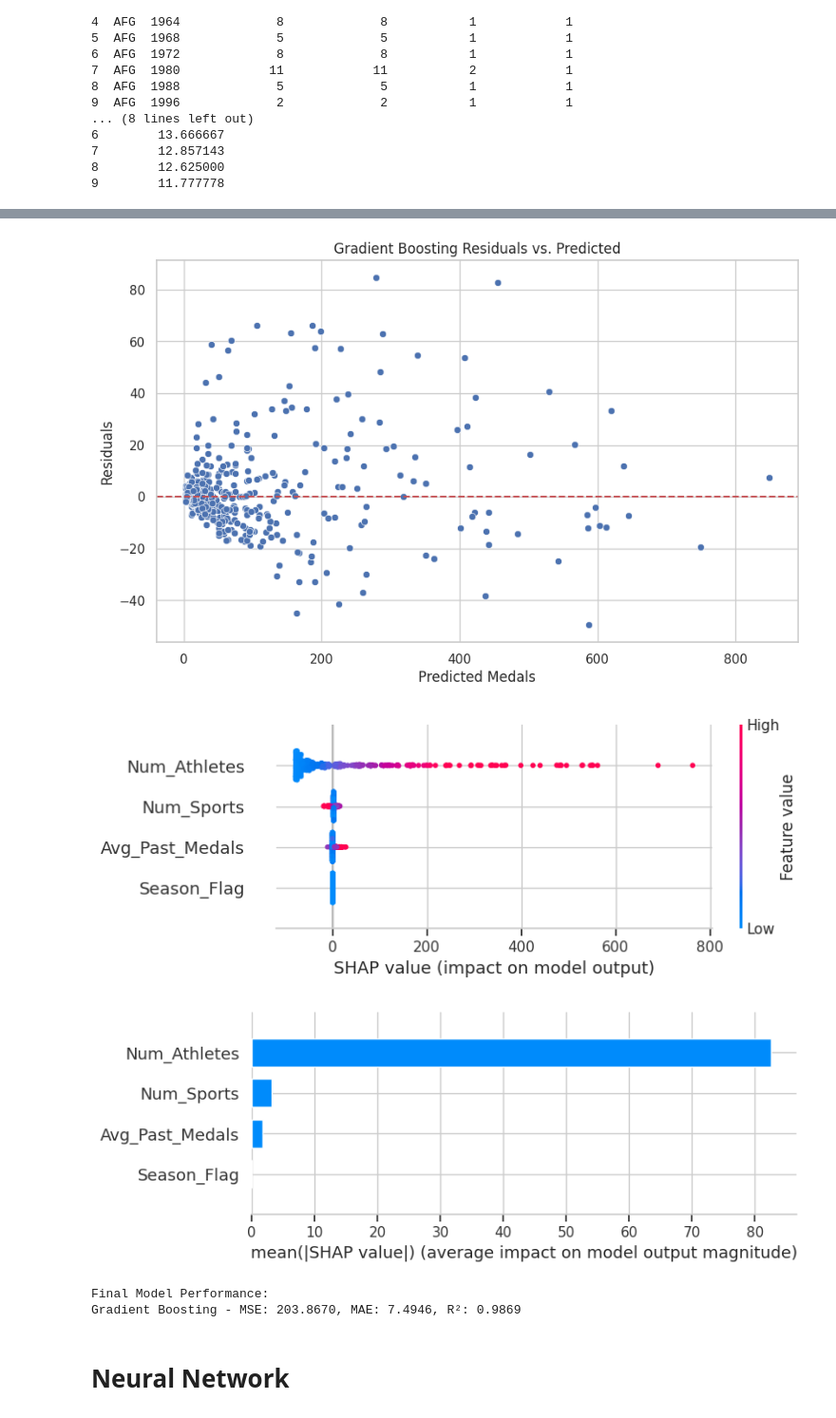
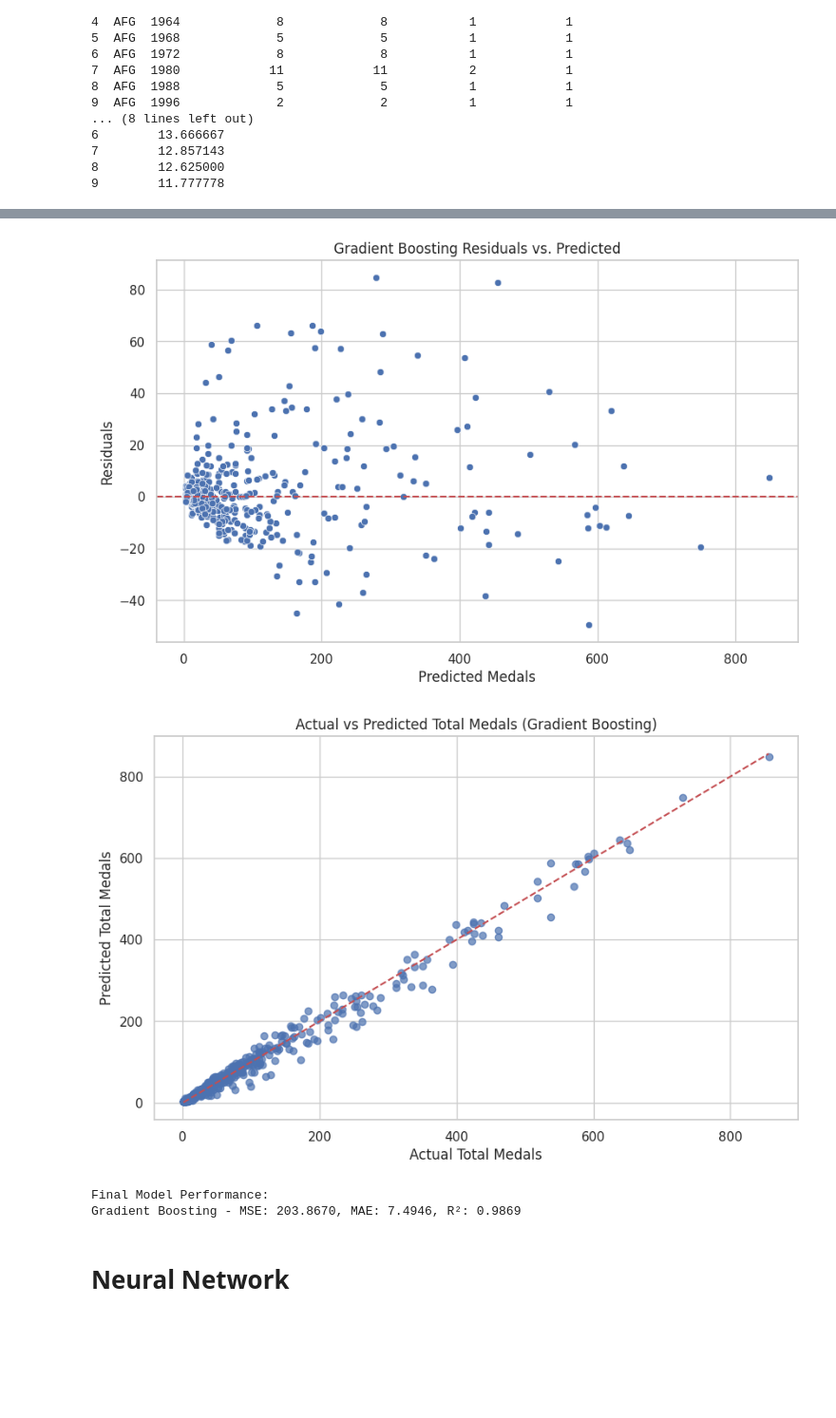
Before and after one commit to tabrezdn1/olympics-medal-prediction, a Jupyter notebook: main.ipynb, the cells around one changed output, grey strips where cells are left out. Shown at 95% size. Saved outputs shown, nothing was run; the diff lists cells and outputs as text; code cells hidden in the pictures; blank space fills up the shorter version.

Commit message:
regression hyperparamter tuning model changes

```diff
--- a/main.ipynb
+++ b/main.ipynb
@@ -1457,46 +1486,43 @@ Best model selected: Gradient Boosting
 # %%
-# Step 10: Residual Analysis
+# Step 11: Residual Analysis on Best Model
 # ---------------------------------------------------------------
 y_pred = final_model.predict(X_test)
 residuals = y_test - y_pred
 
 plt.figure(figsize=(10,6))
 sns.histplot(residuals, kde=True)
-plt.title(f"{model_name} Residual Distribution")
+plt.title(f"{best_model_name} Residual Distribution")
 plt.xlabel("Residual (Actual - Predicted)")
 plt.ylabel("Frequency")
 plt.show()
 
 plt.figure(figsize=(10,6))
 sns.scatterplot(x=y_pred, y=residuals)
 plt.axhline(y=0, color='r', linestyle='--')
-plt.title(f"{model_name} Residuals vs. Predicted")
+plt.title(f"{best_model_name} Residuals vs. Predicted")
 plt.xlabel("Predicted Medals")
 plt.ylabel("Residuals")
 plt.show()
 
-# Step 11: SHAP Analysis
-# ---------------------------------------------------------------
-# SHAP for Tree-based Models
-explainer = shap.TreeExplainer(final_model)
-shap_values = explainer.shap_values(X_test)
+# Actual vs Predicted
+plt.figure(figsize=(10,6))
+plt.scatter(y_test, y_pred, alpha=0.7)
+plt.plot([y_test.min(), y_test.max()],[y_test.min(), y_test.max()], 'r--')
+plt.title(f"Actual vs Predicted Total Medals ({best_model_name})")
+plt.xlabel("Actual Total Medals")
+plt.ylabel("Predicted Total Medals")
+plt.grid(True)
+plt.show()
 
-# SHAP Summary Plot
-shap.summary_plot(shap_values, X_test, feature_names=features)
-
-# Bar Plot of Mean |SHAP| values
-shap.summary_plot(shap_values, X_test, plot_type='bar', feature_names=features)
-
-# Step 12: Results
+# Step 12: Conclusion
 # ---------------------------------------------------------------
 final_mse, final_mae, final_r2 = evaluate_model(final_model, X_test, y_test)
-print("Final Model Performance:")
-print(f"{model_name} - MSE: {final_mse:.4f}, MAE: {final_mae:.4f}, R²: {final_r2:.4f}")
+print("\nFinal Model Performance:")
+print(f"{best_model_name} - MSE: {final_mse:.4f}, MAE: {final_mae:.4f}, R²: {final_r2:.4f}")
 # %% [output]
 [figure]
 [figure]
-[figure, old version]
+[figure, new version]
-[figure, removed]
 Final Model Performance:
 Gradient Boosting - MSE: 203.8670, MAE: 7.4946, R²: 0.9869
 # %% [markdown]
```
Also changed, not shown: parts of 5 cells of this notebook.
